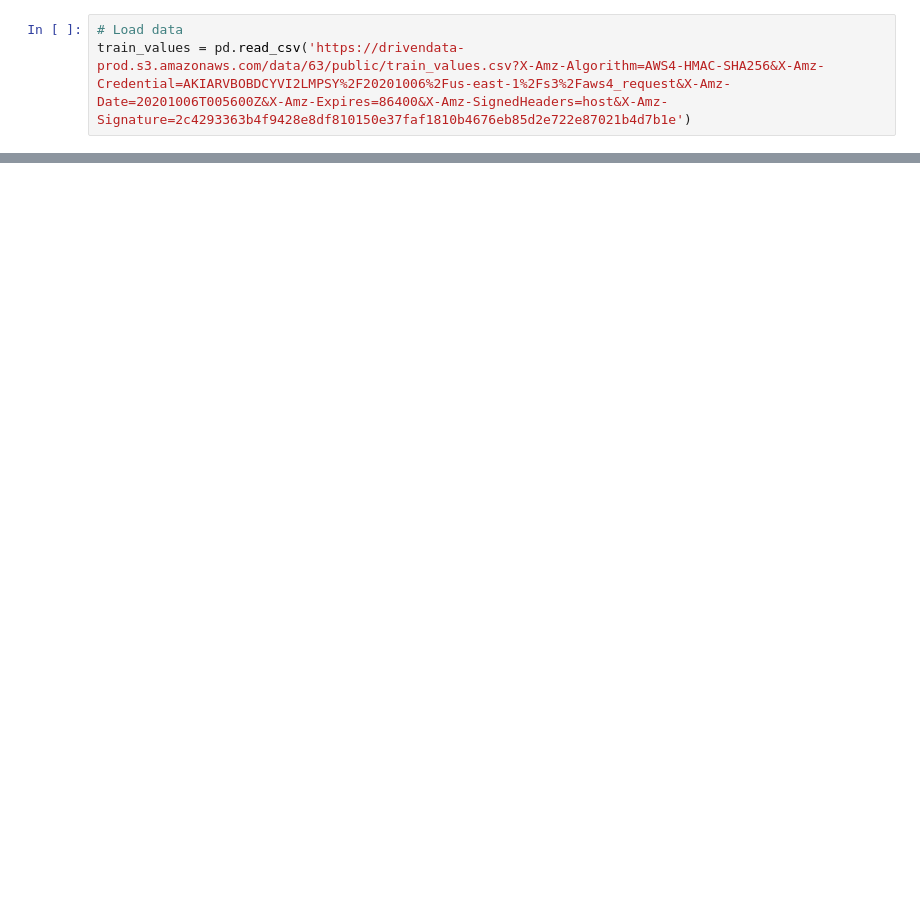
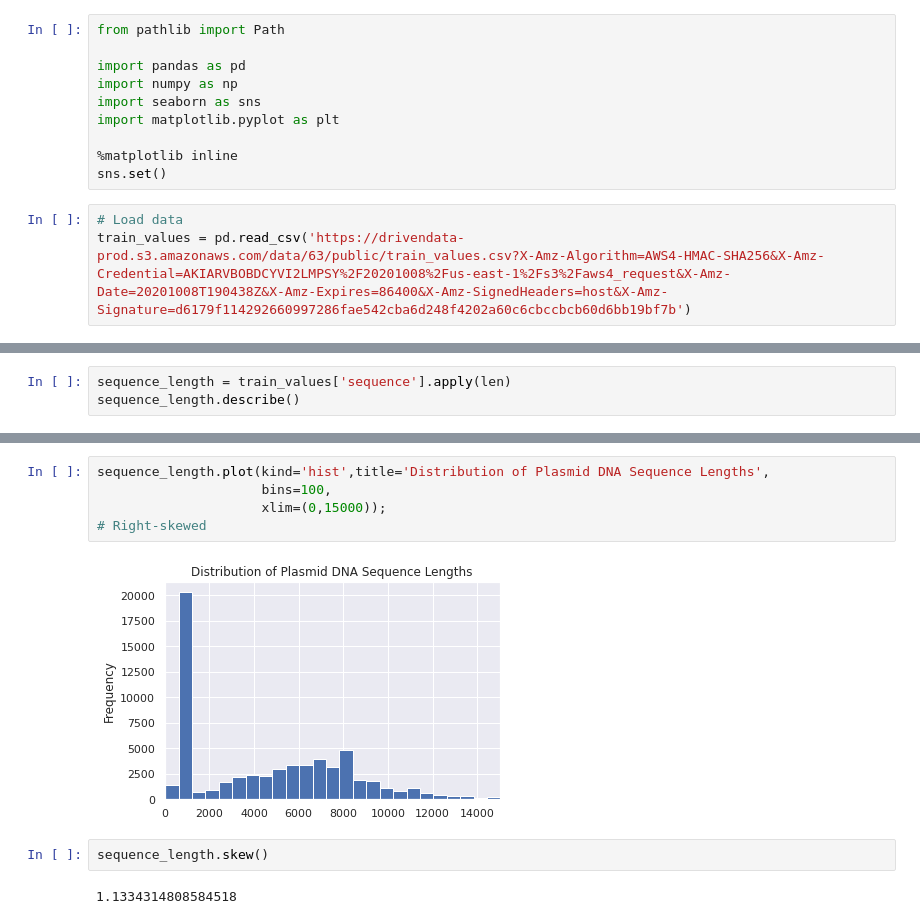
Before and after one commit to adxpillar/GEA-challenge, a Jupyter notebook: GEA.ipynb, the cells around one changed output, grey strips where cells are left out. Saved outputs shown, nothing was run; the diff lists cells and outputs as text; blank space fills up the shorter version.

```diff
--- a/GEA.ipynb
+++ b/GEA.ipynb
@@ -4,4 +1,14 @@ import numpy as np
+# %%
+from pathlib import Path
+
+import pandas as pd
+import numpy as np
+import seaborn as sns
+import matplotlib.pyplot as plt
+
+%matplotlib inline
+sns.set()
 # %%
 # Load data
-train_values = pd.read_csv('https://drivendata-prod.s3.amazonaws.com/data/63/public/train_values.csv?X-Amz-Algorithm=AWS4-HMAC-SHA256&X-Amz-Credential=AKIARVBOBDCYVI2LMPSY%2F20201006%2Fus-east-1%2Fs3%2Faws4_request&X-Amz-Date=20201006T005600Z&X-Amz-Expires=86400&X-Amz-SignedHeaders=host&X-Amz-Signature=2c4293363b4f9428e8df810150e37faf1810b4676eb85d2e722e87021b4d7b1e')
+train_values = pd.read_csv('https://drivendata-prod.s3.amazonaws.com/data/63/public/train_values.csv?X-Amz-Algorithm=AWS4-HMAC-SHA256&X-Amz-Credential=AKIARVBOBDCYVI2LMPSY%2F20201008%2Fus-east-1%2Fs3%2Faws4_request&X-Amz-Date=20201008T190438Z&X-Amz-Expires=86400&X-Amz-SignedHeaders=host&X-Amz-Signature=d6179f114292660997286fae542cba6d248f4202a60c6cbccbcb60d6bb19bf7b')
 # %%
@@ -10,0 +18,3 @@ test_values= pd.read_csv('https://drivendata-prod.s3.amazonaws.com/data/63/publi
+# %%
+sequence_length = train_values['sequence'].apply(len)
+sequence_length.describe()
@@ -10,0 +31,11 @@ test_values= pd.read_csv('https://drivendata-prod.s3.amazonaws.com/data/63/publi
+# %%
+sequence_length.plot(kind='hist',title='Distribution of Plasmid DNA Sequence Lengths',
+                     bins=100,
+                     xlim=(0,15000));
+# Right-skewed
+# %% [output]
+[figure, added]
+# %%
+sequence_length.skew()
+# %% [output]
+1.1334314808584518
```
Also changed, not shown: parts of 18 cells of this notebook.
